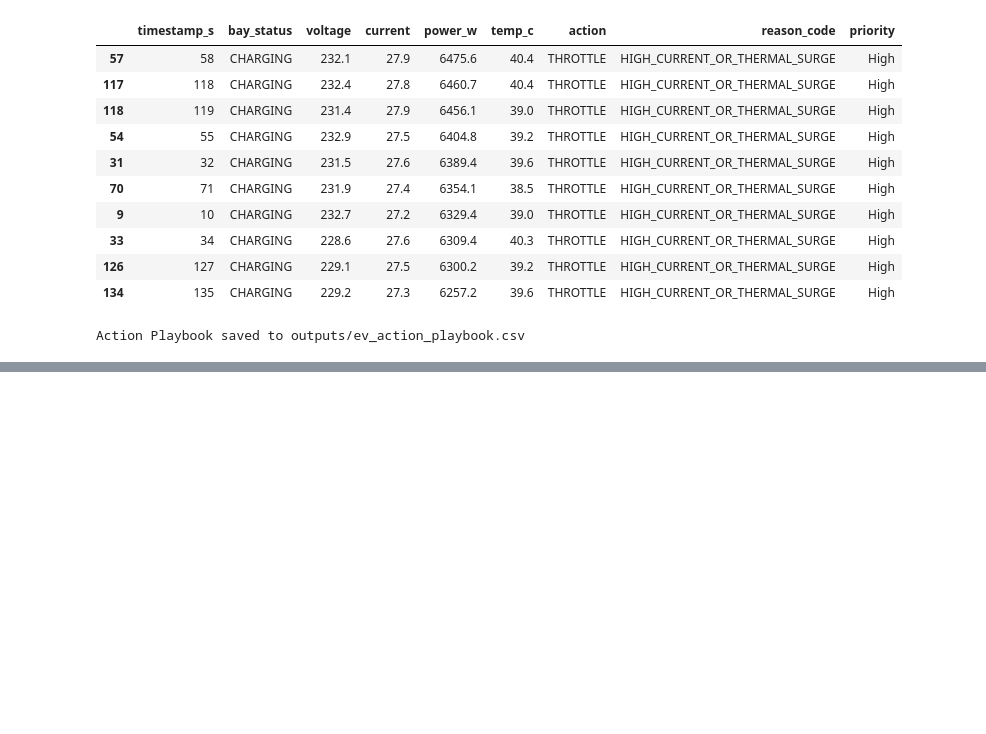
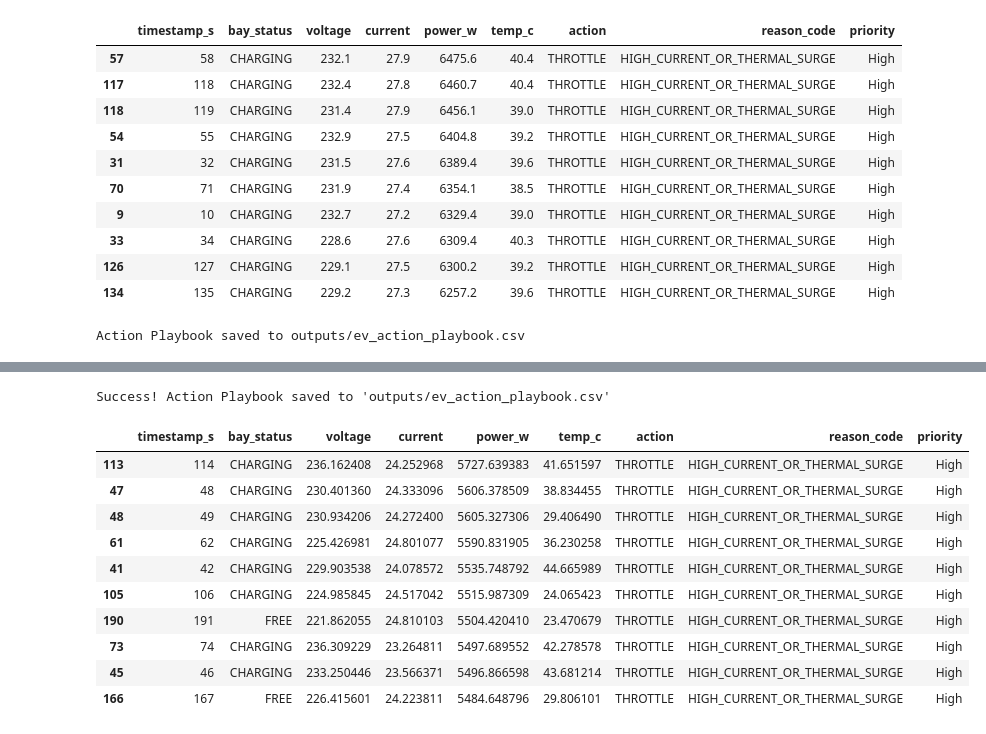
Before and after one commit to Srinithi-A/SMART-EV-CHARGER-ML-DATASET, a Jupyter notebook: EV_Charging.ipynb, the cells around one changed output, grey strips where cells are left out. Saved outputs shown, nothing was run; the diff lists cells and outputs as text; code cells hidden in the pictures; blank space fills up the shorter version.

```diff
--- a/EV_Charging.ipynb
+++ b/EV_Charging.ipynb
@@ -606,0 +593,77 @@ NameError: name 'df' is not defined
+# %%
+import os
+import numpy as np
+import pandas as pd
+
+# Ensure output directory exists
+os.makedirs('outputs', exist_ok=True)
+
+# Load dataset if exists, otherwise generate synthetic fallback telemetry data
+if os.path.exists('ev_station_telemetry.csv'):
+    df = pd.read_csv('ev_station_telemetry.csv')
+    df.columns = [c.strip() for c in df.columns]
+else:
+    np.random.seed(42)
+    timestamps = np.arange(1, 201)
+    bay_statuses = ['CHARGING'] * 150 + ['FREE'] * 50
+    voltages = np.random.uniform(220.0, 240.0, size=200)
+    currents = np.random.uniform(5.0, 25.0, size=200)
+    powers = voltages * currents
+    temps = np.random.uniform(20.0, 45.0, size=200)
+    hours = np.random.choice([16, 17, 18, 19, 20], size=200)
+
+    df = pd.DataFrame({
+        'timestamp_s': timestamps,
+        'bay_status': bay_statuses,
+        'voltage': voltages,
+        'current': currents,
+        'power_w': powers,
+        'temp_c': temps,
+        'hour_of_day': hours
+    })
+
+# Define the playbook assignment logic
+def assign_action_playbook(row):
+    if row['current'] > 21.65 or row['temp_c'] >= 38.0:
+        return 'THROTTLE', 'HIGH_CURRENT_OR_THERMAL_SURGE', 'High'
+    elif row['hour_of_day'] in [18, 19, 20, 21] and row['bay_status'] == 'FREE':
+        return 'DEFER', 'PEAK_TARIFF_DEFERRAL', 'Medium'
+    else:
+        return 'ALLOW', 'NORMAL_GRID_HEADROOM', 'Low'
+
+# Calculate playbook columns and assemble the action queue
+playbook_records = [assign_action_playbook(row) for _, row in df.iterrows()]
+df['action'] = [r[0] for r in playbook_records]
+df['reason_code'] = [r[1] for r in playbook_records]
+df['priority'] = [r[2] for r in playbook_records]
+
+action_queue = df[[
+    'timestamp_s',
+    'bay_status',
+    'voltage',
+    'current',
+    'power_w',
+    'temp_c',
+    'action',
+    'reason_code',
+    'priority'
+]].sort_values(by='power_w', ascending=False)
+
+# Save file and display confirmation
+filepath = 'outputs/ev_action_playbook.csv'
+action_queue.to_csv(filepath, index=False)
+print(f"Success! Action Playbook saved to '{filepath}'")
+display(action_queue.head(10))
+# %% [output]
+Success! Action Playbook saved to 'outputs/ev_action_playbook.csv'
+|  | timestamp_s | bay_status | voltage | current | power_w | temp_c | action | reason_code | priority |
+| 113 | 114 | CHARGING | 236.162408 | 24.252968 | 5727.639383 | 41.651597 | THROTTLE | HIGH_CURRENT_OR_THERMAL_SURGE | High |
+| 47 | 48 | CHARGING | 230.401360 | 24.333096 | 5606.378509 | 38.834455 | THROTTLE | HIGH_CURRENT_OR_THERMAL_SURGE | High |
+| 48 | 49 | CHARGING | 230.934206 | 24.272400 | 5605.327306 | 29.406490 | THROTTLE | HIGH_CURRENT_OR_THERMAL_SURGE | High |
+| 61 | 62 | CHARGING | 225.426981 | 24.801077 | 5590.831905 | 36.230258 | THROTTLE | HIGH_CURRENT_OR_THERMAL_SURGE | High |
+| 41 | 42 | CHARGING | 229.903538 | 24.078572 | 5535.748792 | 44.665989 | THROTTLE | HIGH_CURRENT_OR_THERMAL_SURGE | High |
+| 105 | 106 | CHARGING | 224.985845 | 24.517042 | 5515.987309 | 24.065423 | THROTTLE | HIGH_CURRENT_OR_THERMAL_SURGE | High |
+| 190 | 191 | FREE | 221.862055 | 24.810103 | 5504.420410 | 23.470679 | THROTTLE | HIGH_CURRENT_OR_THERMAL_SURGE | High |
+| 73 | 74 | CHARGING | 236.309229 | 23.264811 | 5497.689552 | 42.278578 | THROTTLE | HIGH_CURRENT_OR_THERMAL_SURGE | High |
+| 45 | 46 | CHARGING | 233.250446 | 23.566371 | 5496.866598 | 43.681214 | THROTTLE | HIGH_CURRENT_OR_THERMAL_SURGE | High |
+| 166 | 167 | FREE | 226.415601 | 24.223811 | 5484.648796 | 29.806101 | THROTTLE | HIGH_CURRENT_OR_THERMAL_SURGE | High |
```
Also changed, not shown: parts of 3 cells of this notebook.
